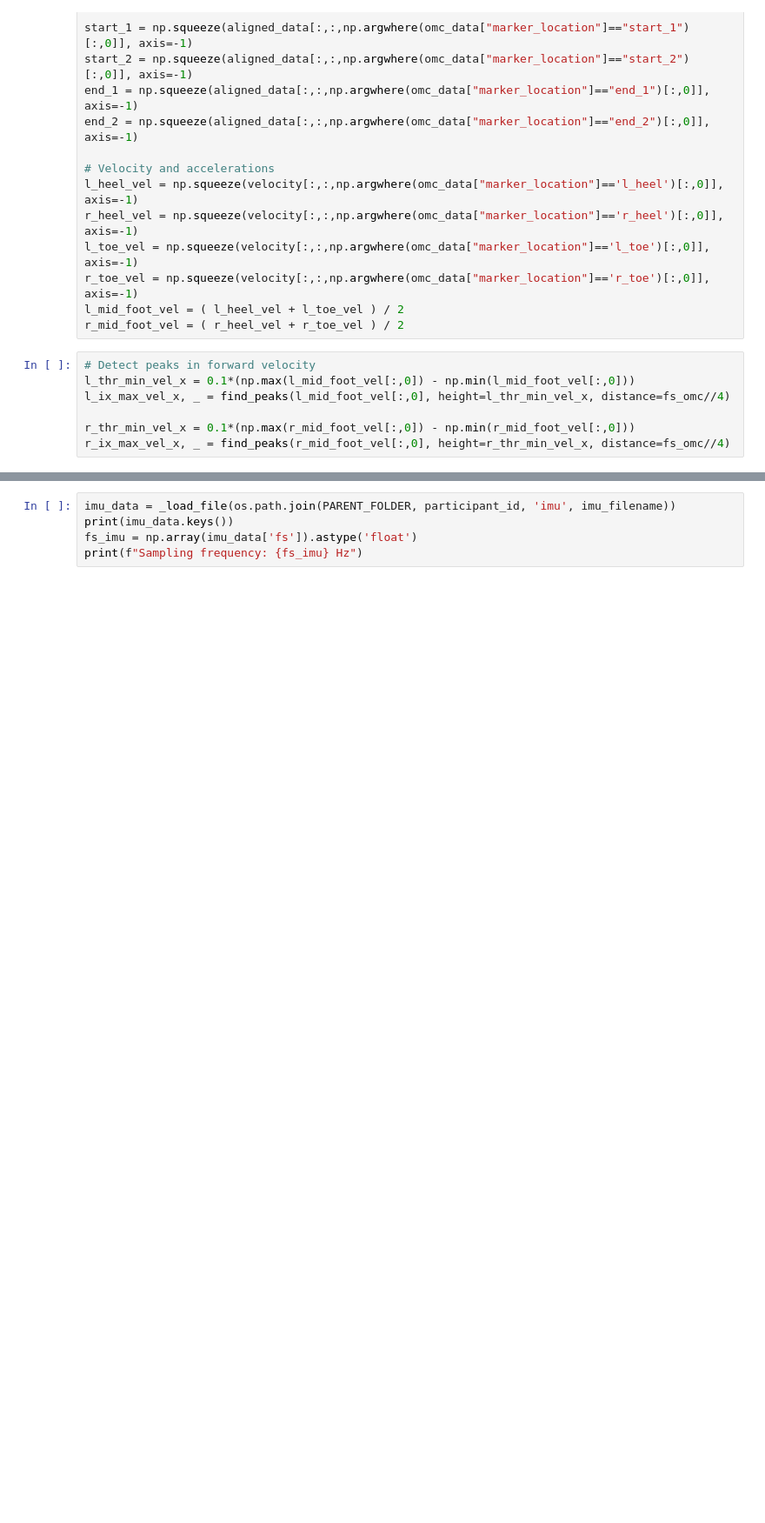
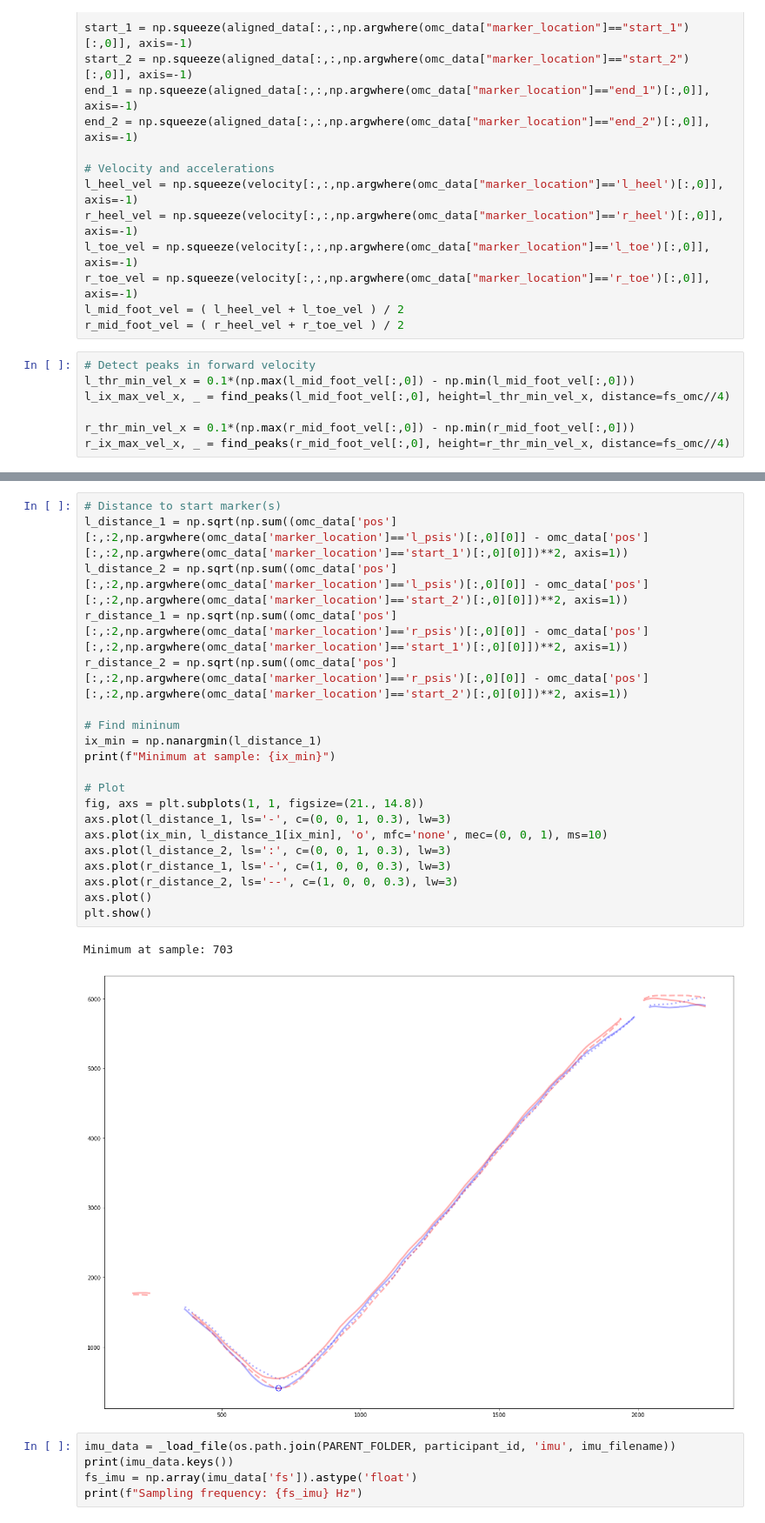
Before and after one commit to neurogeriatricskiel/pymocap, a Jupyter notebook: debug.ipynb, the cells around one changed output, grey strips where cells are left out. Shown: that part at 87% size. Saved outputs shown, nothing was run; the diff lists cells and outputs as text; blank space fills up the shorter version.

```diff
--- a/debug.ipynb
+++ b/debug.ipynb
@@ -150,3 +160,26 @@ plt.show()
+# %%
+# Distance to start marker(s)
+l_distance_1 = np.sqrt(np.sum((omc_data['pos'][:,:2,np.argwhere(omc_data['marker_location']=='l_psis')[:,0][0]] - omc_data['pos'][:,:2,np.argwhere(omc_data['marker_location']=='start_1')[:,0][0]])**2, axis=1))
+l_distance_2 = np.sqrt(np.sum((omc_data['pos'][:,:2,np.argwhere(omc_data['marker_location']=='l_psis')[:,0][0]] - omc_data['pos'][:,:2,np.argwhere(omc_data['marker_location']=='start_2')[:,0][0]])**2, axis=1))
+r_distance_1 = np.sqrt(np.sum((omc_data['pos'][:,:2,np.argwhere(omc_data['marker_location']=='r_psis')[:,0][0]] - omc_data['pos'][:,:2,np.argwhere(omc_data['marker_location']=='start_1')[:,0][0]])**2, axis=1))
+r_distance_2 = np.sqrt(np.sum((omc_data['pos'][:,:2,np.argwhere(omc_data['marker_location']=='r_psis')[:,0][0]] - omc_data['pos'][:,:2,np.argwhere(omc_data['marker_location']=='start_2')[:,0][0]])**2, axis=1))
+
+# Find mininum
+ix_min = np.nanargmin(l_distance_1)
+print(f"Minimum at sample: {ix_min}")
+
+# Plot
+fig, axs = plt.subplots(1, 1, figsize=(21., 14.8))
+axs.plot(l_distance_1, ls='-', c=(0, 0, 1, 0.3), lw=3)
+axs.plot(ix_min, l_distance_1[ix_min], 'o', mfc='none', mec=(0, 0, 1), ms=10)
+axs.plot(l_distance_2, ls=':', c=(0, 0, 1, 0.3), lw=3)
+axs.plot(r_distance_1, ls='-', c=(1, 0, 0, 0.3), lw=3)
+axs.plot(r_distance_2, ls='--', c=(1, 0, 0, 0.3), lw=3)
+axs.plot()
+plt.show()
+# %% [output]
+Minimum at sample: 703
+[figure, added]
 # %%
 imu_data = _load_file(os.path.join(PARENT_FOLDER, participant_id, 'imu', imu_filename))
 print(imu_data.keys())
```
Also changed, not shown: parts of 8 cells of this notebook.
